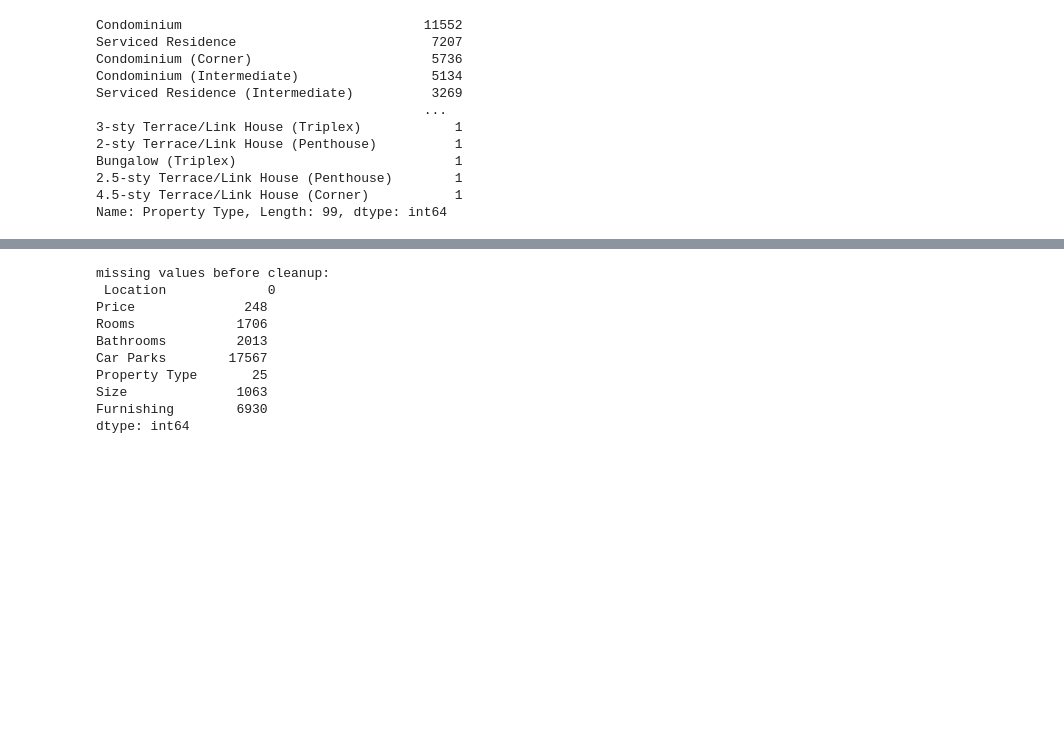
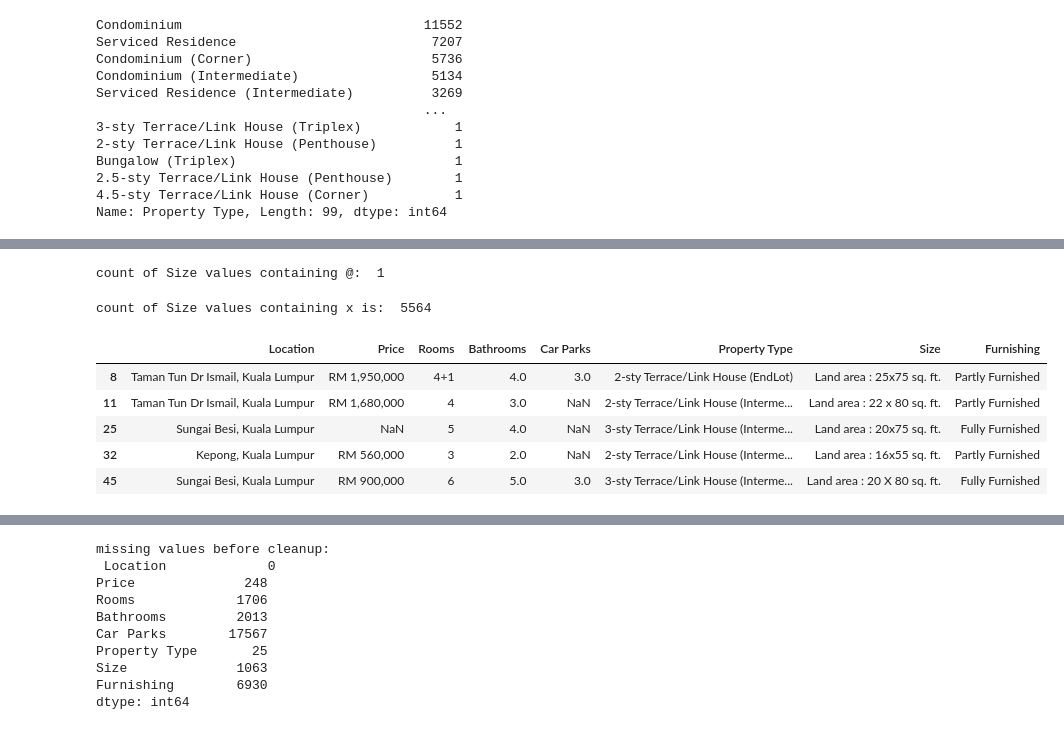
Before and after one commit to ryanmark1867/deep_learning_best_practices, a Jupyter notebook: notebooks/data_preparation.ipynb, the cells around one changed output, grey strips where cells are left out. Saved outputs shown, nothing was run; the diff lists cells and outputs as text; code cells hidden in the pictures; blank space fills up the shorter version.

```diff
--- a/notebooks/data_preparation.ipynb
+++ b/notebooks/data_preparation.ipynb
@@ -434,0 +450,23 @@ Name: Property Type, Length: 99, dtype: int64
+# %%
+count = (df['Size'].str.contains('@')).sum()
+
+print("count of Size values containing @: ",count)
+# %% [output]
+count of Size values containing @:  1
+# %%
+count = (df['Size'].str.contains('x')).sum() + (df['Size'].str.contains('X')).sum()
+
+print("count of Size values containing x is: ",count)
+# %% [output]
+count of Size values containing x is:  5564
+# %%
+# show examples of rows where the area part of Size is expressed as length x width
+df_length_width = df[df['Size'].str.contains('x') | df['Size'].str.contains('X')]
+df_length_width.head()
+# %% [output]
+|  | Location | Price | Rooms | Bathrooms | Car Parks | Property Type | Size | Furnishing |
+| 8 | Taman Tun Dr Ismail, Kuala Lumpur | RM 1,950,000 | 4+1 | 4.0 | 3.0 | 2-sty Terrace/Link House (EndLot) | Land area : 25x75 sq. ft. | Partly Furnished |
+| 11 | Taman Tun Dr Ismail, Kuala Lumpur | RM 1,680,000 | 4 | 3.0 | NaN | 2-sty Terrace/Link House (Interme... | Land area : 22 x 80 sq. ft. | Partly Furnished |
+| 25 | Sungai Besi, Kuala Lumpur | NaN | 5 | 4.0 | NaN | 3-sty Terrace/Link House (Interme... | Land area : 20x75 sq. ft. | Fully Furnished |
+| 32 | Kepong, Kuala Lumpur | RM 560,000 | 3 | 2.0 | NaN | 2-sty Terrace/Link House (Interme... | Land area : 16x55 sq. ft. | Partly Furnished |
+| 45 | Sungai Besi, Kuala Lumpur | RM 900,000 | 6 | 5.0 | 3.0 | 3-sty Terrace/Link House (Interme... | Land area : 20 X 80 sq. ft. | Fully Furnished |
```
Also changed, not shown: parts of 10 cells of this notebook, 5 other files.
